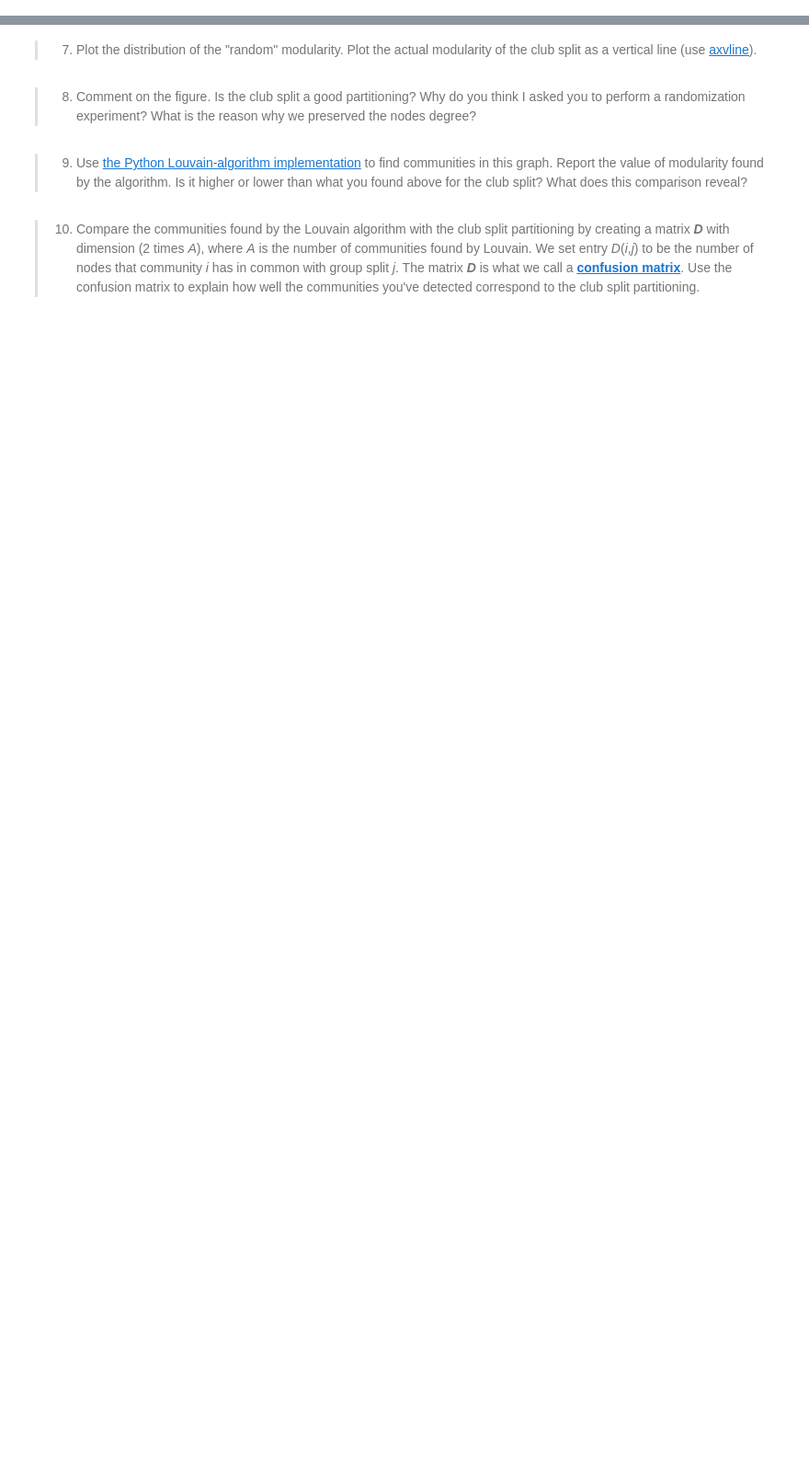
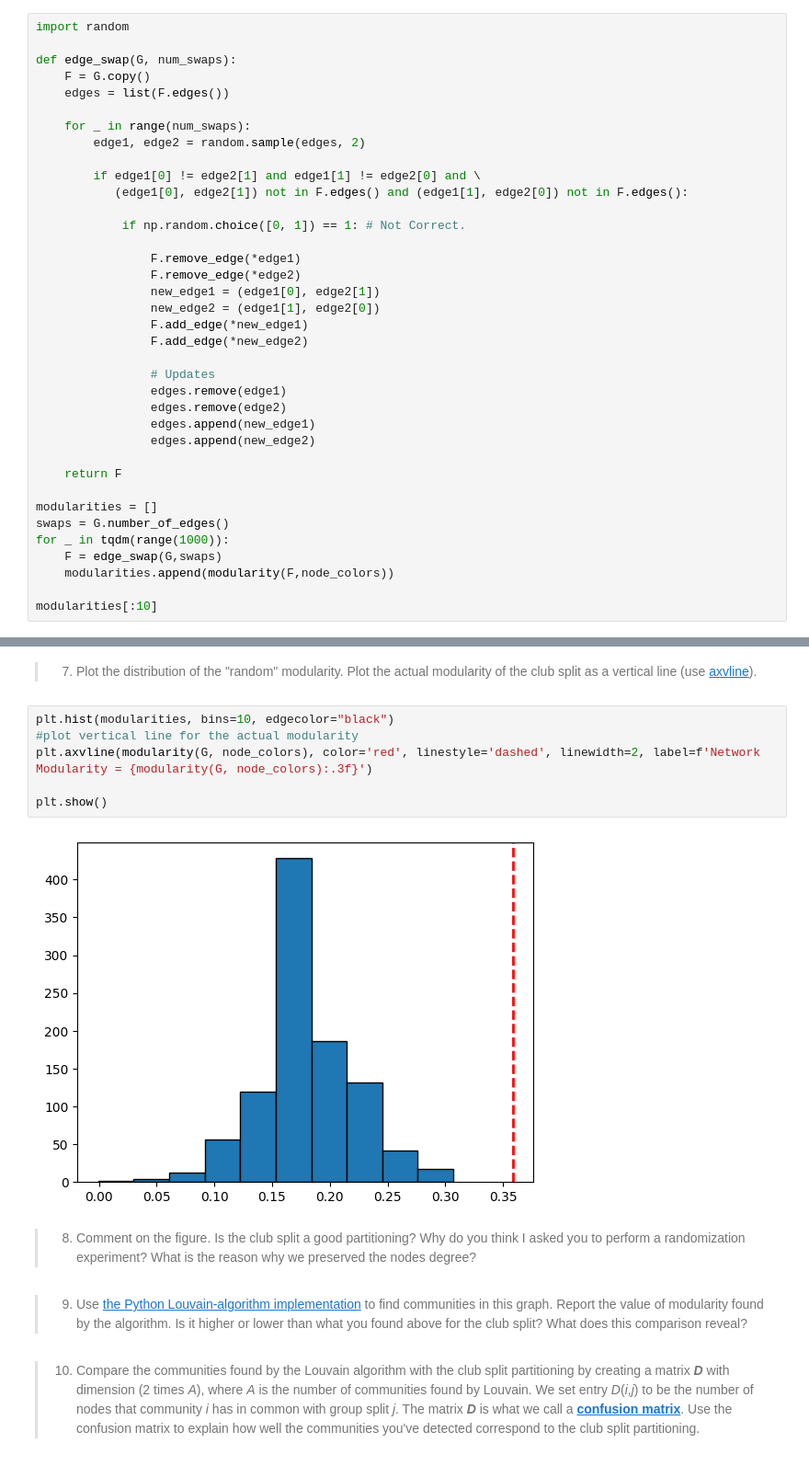
Before and after one commit to katinka314/CSS_project2, a Jupyter notebook: Part 2.ipynb, the cells around one changed output, grey strips where cells are left out. Shown at 92% size. Drawn from its saved outputs; the diff is of its cells as text; blank space fills up the shorter version.

```diff
--- a/Part 2.ipynb
+++ b/Part 2.ipynb
@@ -419,2 +447,39 @@ plt.show()
 # %% [markdown]
 > 5. Create $1000$ randomized version of the Karate Club network using the _double edge swap_ algorithm you wrote in the exercise above 5. For each of them, compute the modularity of the "club" split and store it in a list.
+# %%
+import random
+
+def edge_swap(G, num_swaps):
+    F = G.copy()
+    edges = list(F.edges())
+
+    for _ in range(num_swaps):
+        edge1, edge2 = random.sample(edges, 2)
+
+        if edge1[0] != edge2[1] and edge1[1] != edge2[0] and \
+           (edge1[0], edge2[1]) not in F.edges() and (edge1[1], edge2[0]) not in F.edges():
+
+            if np.random.choice([0, 1]) == 1: # Not Correct.
+
+                F.remove_edge(*edge1)
+                F.remove_edge(*edge2)
+                new_edge1 = (edge1[0], edge2[1])
+                new_edge2 = (edge1[1], edge2[0])
+                F.add_edge(*new_edge1)
+                F.add_edge(*new_edge2)
+
+                # Updates
+                edges.remove(edge1)
+                edges.remove(edge2)
+                edges.append(new_edge1)
+                edges.append(new_edge2)
+
+    return F
+
+modularities = []
+swaps = G.number_of_edges()
+for _ in tqdm(range(1000)):
+    F = edge_swap(G,swaps)
+    modularities.append(modularity(F,node_colors))
+
+modularities[:10]
@@ -423,5 +508,13 @@ plt.show()
 # %% [markdown]
 > 7. Plot the distribution of the "random" modularity. Plot the actual modularity of the club split as a vertical line (use [axvline](https://matplotlib.org/stable/api/_as_gen/matplotlib.pyplot.axvline.html)).
+# %%
+plt.hist(modularities, bins=10, edgecolor="black")
+#plot vertical line for the actual modularity
+plt.axvline(modularity(G, node_colors), color='red', linestyle='dashed', linewidth=2, label=f'Network Modularity = {modularity(G, node_colors):.3f}')
+
+plt.show()
+# %% [output]
+[figure, added]
 # %% [markdown]
 > 8. Comment on the figure. Is the club split a good partitioning? Why do you think I asked you to perform a randomization experiment? What is the reason why we preserved the nodes degree?
 # %% [markdown]
```
Also changed, not shown: parts of 14 cells of this notebook, 2 other files.
